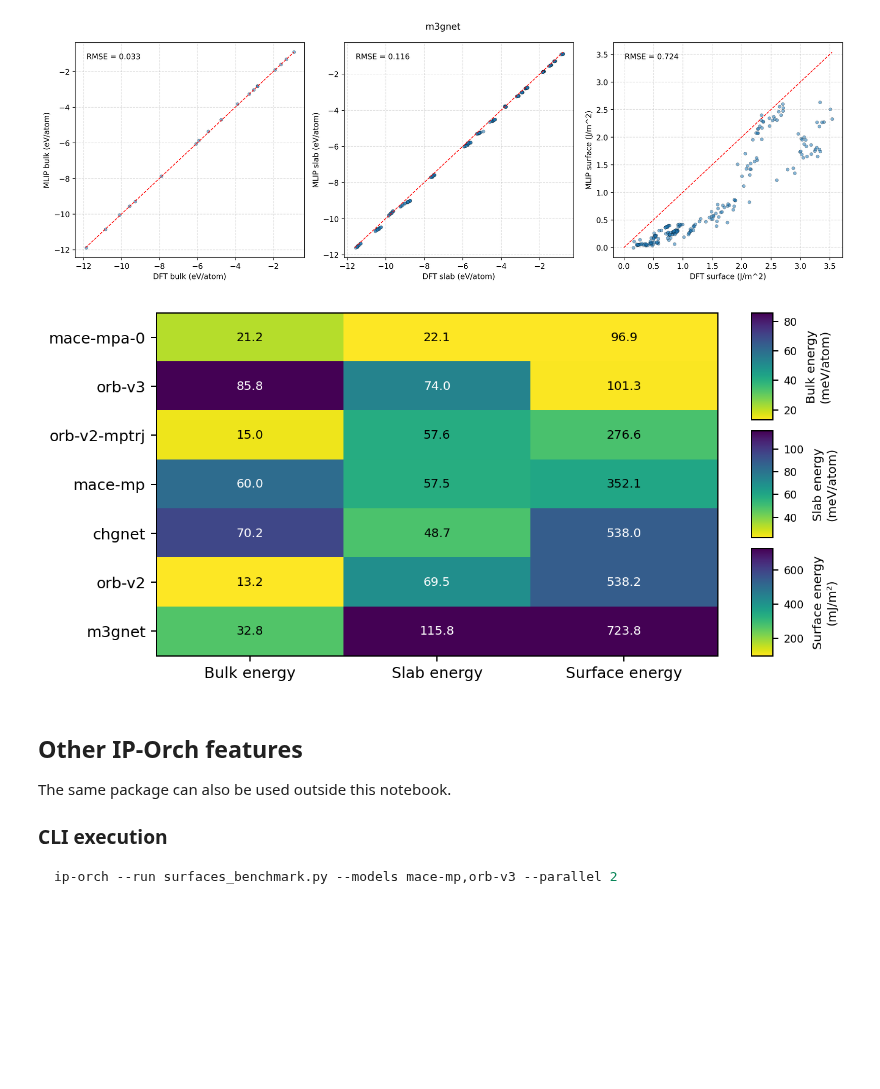
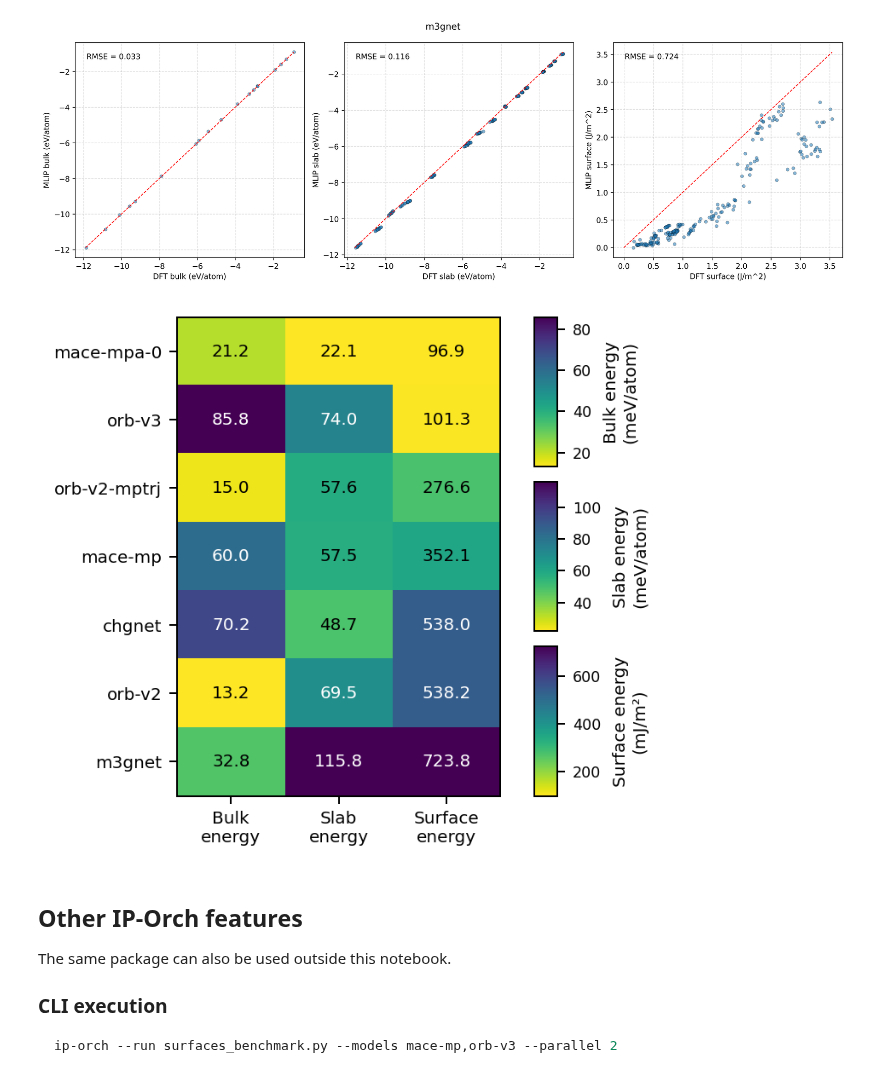
Before and after one commit to cnpem/ip-orch, a Jupyter notebook: examples/surfaces_benchmark.ipynb, the cells around one changed output. Saved outputs shown, nothing was run; the diff lists cells and outputs as text; code cells hidden in the pictures; blank space fills up the shorter version.

```diff
--- a/examples/surfaces_benchmark.ipynb
+++ b/examples/surfaces_benchmark.ipynb
@@ -598,13 +598,10 @@ rmse_df = rmse_df.drop_duplicates("calculator_name", keep="last")
 metrics = {
     "Bulk energy\n(meV/atom)": "rmse_bulk_per_atom_meV",
     "Slab energy\n(meV/atom)": "rmse_surface_total_per_atom_meV",
-    "Surface energy\n(mJ/m²)": "rmse_surface_energy_mJ_m2"
+    "Surface energy\n(mJ/m²)": "rmse_surface_energy_mJ_m2",
 }
 
-available_metrics = {
-    label: col for label, col in metrics.items()
-    if col in rmse_df.columns
-}
+available_metrics = {label: col for label, col in metrics.items() if col in rmse_df.columns}
 
 heatmap_raw = rmse_df.set_index("calculator_name")[list(available_metrics.values())]
 heatmap_raw = heatmap_raw.apply(pd.to_numeric, errors="coerce")
@@ -620,73 +617,56 @@ heatmap_color = heatmap_color.fillna(0.0)
 
 n_metrics = len(heatmap_raw.columns)
 
-fig = plt.figure(figsize=(8.8, max(4, 0.45 * len(heatmap_raw.index))), dpi=180)
+fig = plt.figure(figsize=(6.2, max(4, 0.45 * len(heatmap_raw.index))), dpi=180)
 
-ax = fig.add_axes([0.10, 0.12, 0.58, 0.78])
+# eixo mais estreito para não sobrar espaço lateral nas células
+ax = fig.add_axes([0.18, 0.12, 0.34, 0.78])
 
-im = ax.imshow(
-    heatmap_color.values,
-    cmap="viridis_r",
-    aspect="auto",
-    vmin=0,
-    vmax=1
+im = ax.imshow(heatmap_color.values, cmap="viridis_r", aspect="auto", vmin=0, vmax=1)
+
+ax.set_xticks(np.arange(len(heatmap_raw.columns)))
+ax.set_xticklabels(
+    [value.split("\n")[0].replace(" ", "\n") for value in heatmap_raw.columns], rotation=0, ha="center", fontsize=8
 )
 
-ax.set_xticks(np.arange(len(heatmap_raw.columns)))
-ax.set_xticklabels([value.split('\n')[0] for value in heatmap_raw.columns], rotation=0, ha="center")
-
 ax.set_yticks(np.arange(len(heatmap_raw.index)))
-ax.set_yticklabels(heatmap_raw.index)
+ax.set_yticklabels(heatmap_raw.index, fontsize=8)
 
 for i in range(heatmap_raw.shape[0]):
     for j in range(heatmap_raw.shape[1]):
         raw_value = heatmap_raw.iloc[i, j]
         color_value = heatmap_color.iloc[i, j]
 
         if np.isfinite(raw_value):
             text_color = "black" if color_value < 0.45 else "white"
 
-            ax.text(
-                j,
-                i,
-                f"{raw_value:.1f}",
-                ha="center",
-                va="center",
-                color=text_color,
-                fontsize=8
-            )
+            ax.text(j, i, f"{raw_value:.1f}", ha="center", va="center", color=text_color, fontsize=8)
 
 ax_pos = ax.get_position()
 
 cbar_x = ax_pos.x1 + 0.035
 cbar_total_h = ax_pos.height
 gap = 0.025
 cbar_h = (cbar_total_h - gap * (n_metrics - 1)) / n_metrics
-cbar_w = 0.022
+cbar_w = 0.025
 
 for k, metric in enumerate(heatmap_raw.columns):
     bottom = ax_pos.y0 + (n_metrics - 1 - k) * (cbar_h + gap)
 
     cax = fig.add_axes([cbar_x, bottom, cbar_w, cbar_h])
 
     norm = mpl.colors.Normalize(vmin=col_min[metric], vmax=col_max[metric])
     sm = mpl.cm.ScalarMappable(norm=norm, cmap="viridis_r")
     sm.set_array([])
 
     cbar = fig.colorbar(sm, cax=cax)
     cbar.ax.tick_params(labelsize=7)
 
-    cbar.set_label(
-        metric,
-        fontsize=8,
-        rotation=90,
-        labelpad=22,
-        va="bottom"
-    )
+    cbar.set_label(metric, fontsize=8, rotation=90, labelpad=22, va="bottom")
 
 plt.show()
 # %% [output]
-[figure, old version]
+[figure, new version]
 # %% [markdown]
 ## Other IP-Orch features
 
```
